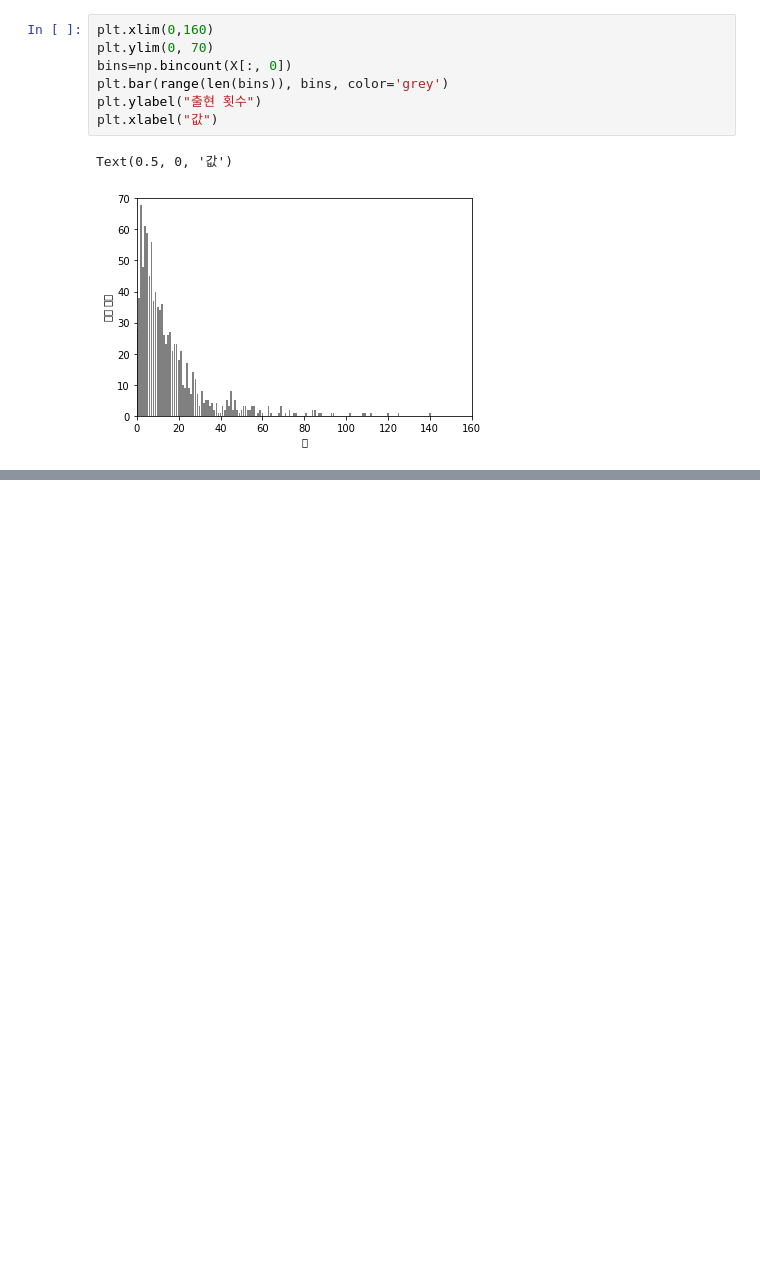
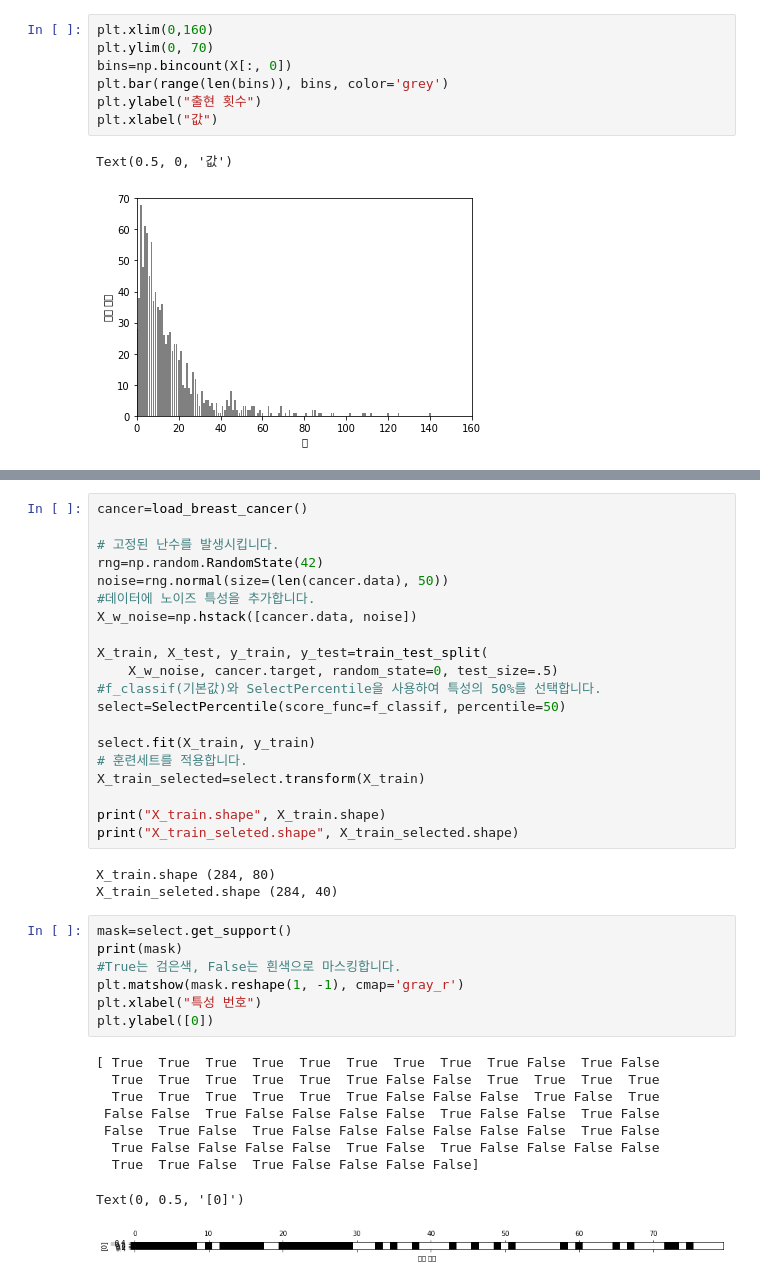
Before and after one commit to yeonseocho/Introduce-to-Machine-Learning-with-Python, a Jupyter notebook: 04. 데이터 표현과 특성 공학/4.3 make_column_transformer 로 간편하게 ColumnTransformer 만들기.ipynb, the cells around one changed output, grey strips where cells are left out. Drawn from its saved outputs; the diff is of its cells as text; blank space fills up the shorter version.

```diff
--- a/04. 데이터 표현과 특성 공학/4.3 make_column_transformer 로 간편하게 ColumnTransformer 만들기.ipynb
+++ b/04. 데이터 표현과 특성 공학/4.3 make_column_transformer 로 간편하게 ColumnTransformer 만들기.ipynb
@@ -344,0 +373,40 @@ Text(0.5, 0, '값')
+# %%
+cancer=load_breast_cancer()
+
+# 고정된 난수를 발생시킵니다.
+rng=np.random.RandomState(42)
+noise=rng.normal(size=(len(cancer.data), 50))
+#데이터에 노이즈 특성을 추가합니다.
+X_w_noise=np.hstack([cancer.data, noise])
+
+X_train, X_test, y_train, y_test=train_test_split(
+    X_w_noise, cancer.target, random_state=0, test_size=.5)
+#f_classif(기본값)와 SelectPercentile을 사용하여 특성의 50%를 선택합니다.
+select=SelectPercentile(score_func=f_classif, percentile=50)
+
+select.fit(X_train, y_train)
+# 훈련세트를 적용합니다.
+X_train_selected=select.transform(X_train)
+
+print("X_train.shape", X_train.shape)
+print("X_train_seleted.shape", X_train_selected.shape)
+# %% [output]
+X_train.shape (284, 80)
+X_train_seleted.shape (284, 40)
+# %%
+mask=select.get_support()
+print(mask)
+#True는 검은색, False는 흰색으로 마스킹합니다.
+plt.matshow(mask.reshape(1, -1), cmap='gray_r')
+plt.xlabel("특성 번호")
+plt.ylabel([0])
+# %% [output]
+[ True  True  True  True  True  True  True  True  True False  True False
+  True  True  True  True  True  True False False  True  True  True  True
+  True  True  True  True  True  True False False False  True False  True
+ False False  True False False False False  True False False  True False
+ False  True False  True False False False False False False  True False
+  True False False False False  True False  True False False False False
+  True  True False  True False False False False]
+Text(0, 0.5, '[0]')
+[figure, added]
```
Also changed, not shown: parts of 28 cells of this notebook.
